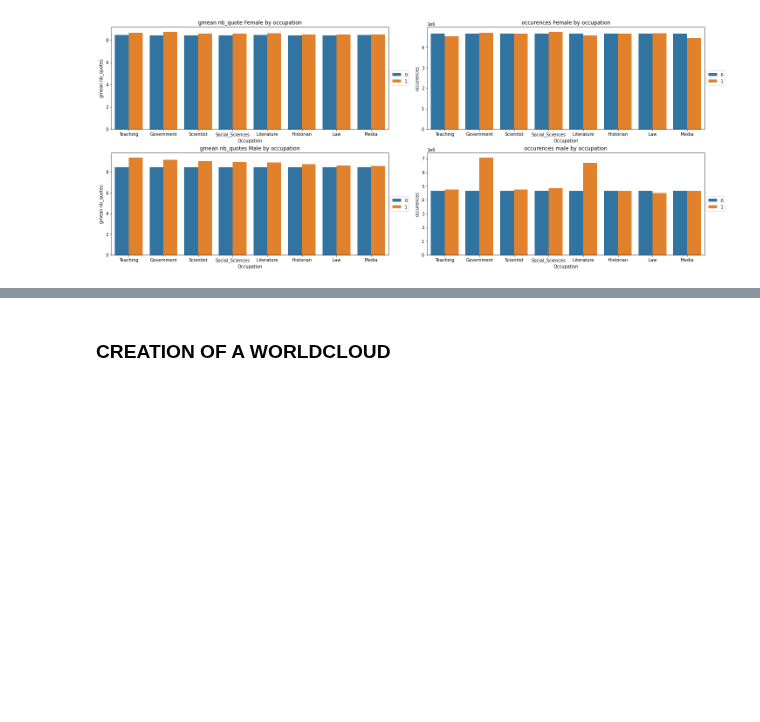
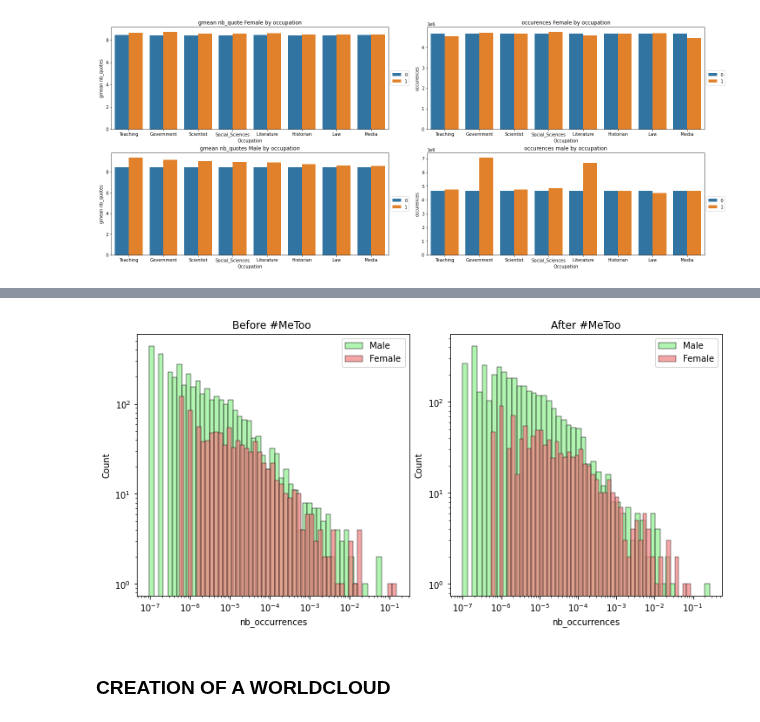
Before and after one commit to janougome/ADA-team, a Jupyter notebook: Milestone3.ipynb, the cells around one changed output, grey strips where cells are left out. Saved outputs shown, nothing was run; the diff lists cells and outputs as text; code cells hidden in the pictures; blank space fills up the shorter version.

```diff
--- a/Milestone3.ipynb
+++ b/Milestone3.ipynb
@@ -544,0 +531,19 @@ Median quotes per women after #MeToo 11.0
+# %%
+male_balanced = balanced_all_genders[balanced_all_genders['gender'] == 'male']
+fmale_balanced = balanced_all_genders[balanced_all_genders['gender'] == 'female']
+
+male_before_metoo = balanced_all_genders[(balanced_all_genders['label']==0)&(balanced_all_genders['gender'] == 'male')]
+#proportion nombre d'occurrences de citations par speaker homme avant me too, par rapport au nombre total d'occurences sur tous les hommes
+prop_male_before =  male_before_metoo['nb_occurrences']/(male_balanced['nb_occurrences'].sum())
+
+male_after_metoo = balanced_all_genders[(balanced_all_genders['label']==1)&(balanced_all_genders['gender'] == 'male')]
+#proportion nombre d'occurrences de citations par speaker homme après me too, par rapport au nombre total d'occurences sur tous les hommes
+prop_male_after=  male_after_metoo['nb_occurrences']/(male_balanced['nb_occurrences'].sum())
+
+fmale_before_metoo = balanced_all_genders[(balanced_all_genders['label']==0)&(balanced_all_genders['gender'] == 'female')]
+#proportion nombre d'occurrences de citations par speaker femme avant me too, par rapport au nombre total d'occurences sur tous les hommes
+prop_fmale_before =  fmale_before_metoo['nb_occurrences']/(fmale_balanced['nb_occurrences'].sum())
+
+fmale_after_metoo = balanced_all_genders[(balanced_all_genders['label']==1)&(balanced_all_genders['gender'] == 'female')]
+#proportion nombre d'occurrences de citations par speaker femme après me too, par rapport au nombre total d'occurences sur tous les hommes
+prop_fmale_after=  fmale_after_metoo['nb_occurrences']/(fmale_balanced['nb_occurrences'].sum())
@@ -545,3 +571,47 @@ Median quotes per women after #MeToo 11.0
+# %%
+fig, axs = plt.subplots(nrows=1, ncols=2,constrained_layout=True, figsize=(10, 5))
+sns.histplot(ax = axs[0],
+                 data = prop_male_before,
+                 bins = 50,
+                 log_scale = True,
+                 color = 'lightgreen',
+                 alpha = 0.7,
+                 legend = True,
+                 stat = 'count')
+sns.histplot(ax = axs[0],
+                 data = prop_fmale_before,
+                 bins = 50,
+                 log_scale = True,
+                 color = 'lightcoral',
+                 alpha = 0.7,
+                 legend = True,
+                 stat = 'count')
+axs[0].set_title('Before #MeToo ')
+axs[0].legend(labels=['Male','Female']);
+axs[0].set(yscale = 'log')
+sns.histplot(ax = axs[1],
+                 data = prop_male_after,
+                 bins = 50,
+                 log_scale = True,
+                 color = 'lightgreen',
+                 alpha = 0.7,
+                 legend = True,
+                 stat = 'count')
+sns.histplot(ax = axs[1],
+                 data = prop_fmale_after,
+                 bins = 50,
+                 log_scale = True,
+                 color = 'lightcoral',
+                 alpha = 0.7,
+                 legend = True,
+                 stat = 'count')
+axs[1].set_title('After #MeToo')
+axs[1].legend(labels=['Male','Female']);
+axs[1].set(yscale = 'log')
+
+plt.show()
+# %% [output]
+[figure, added]
 # %% [markdown]
 ### CREATION OF A WORLDCLOUD
 # %%
```
Also changed, not shown: parts of 7 cells of this notebook.
